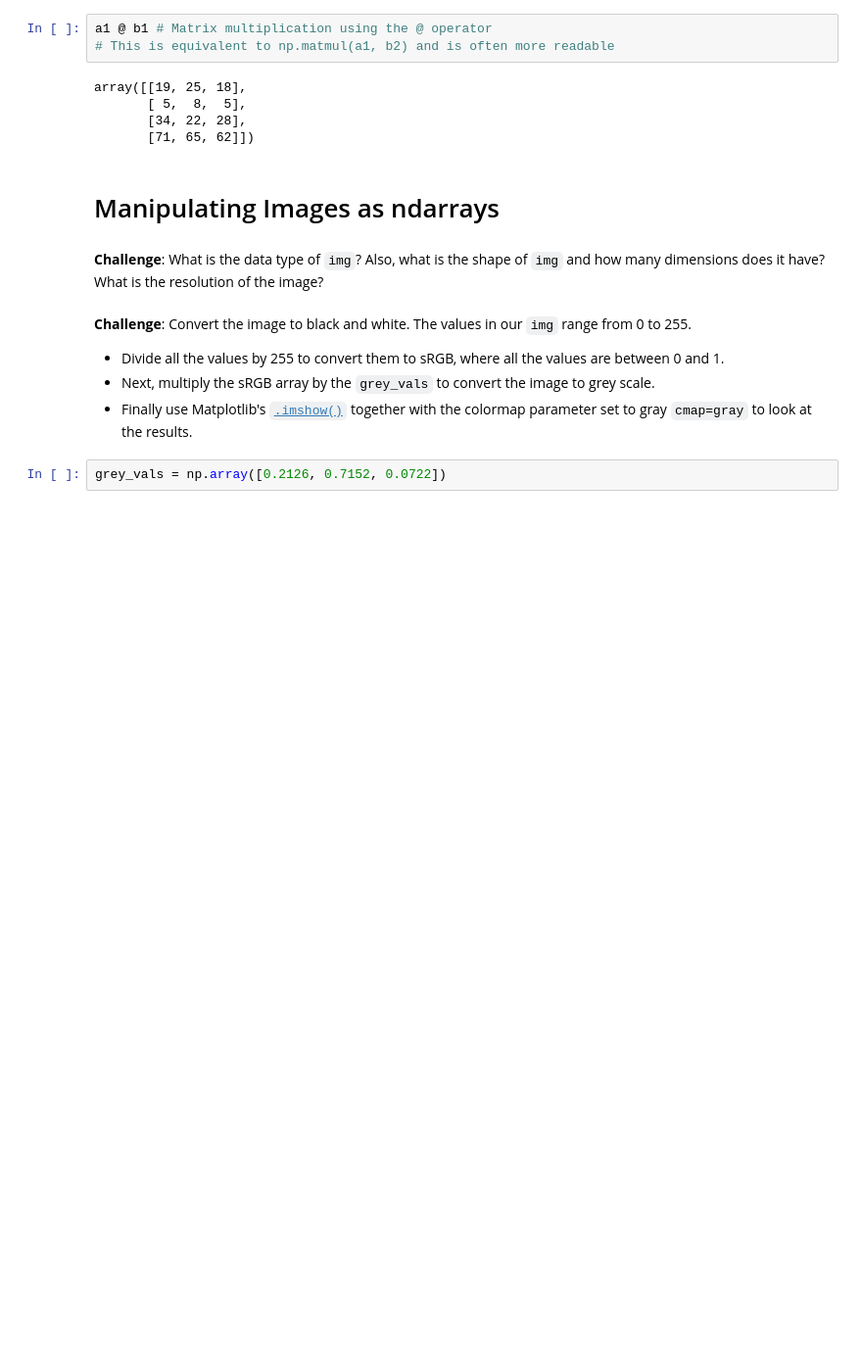
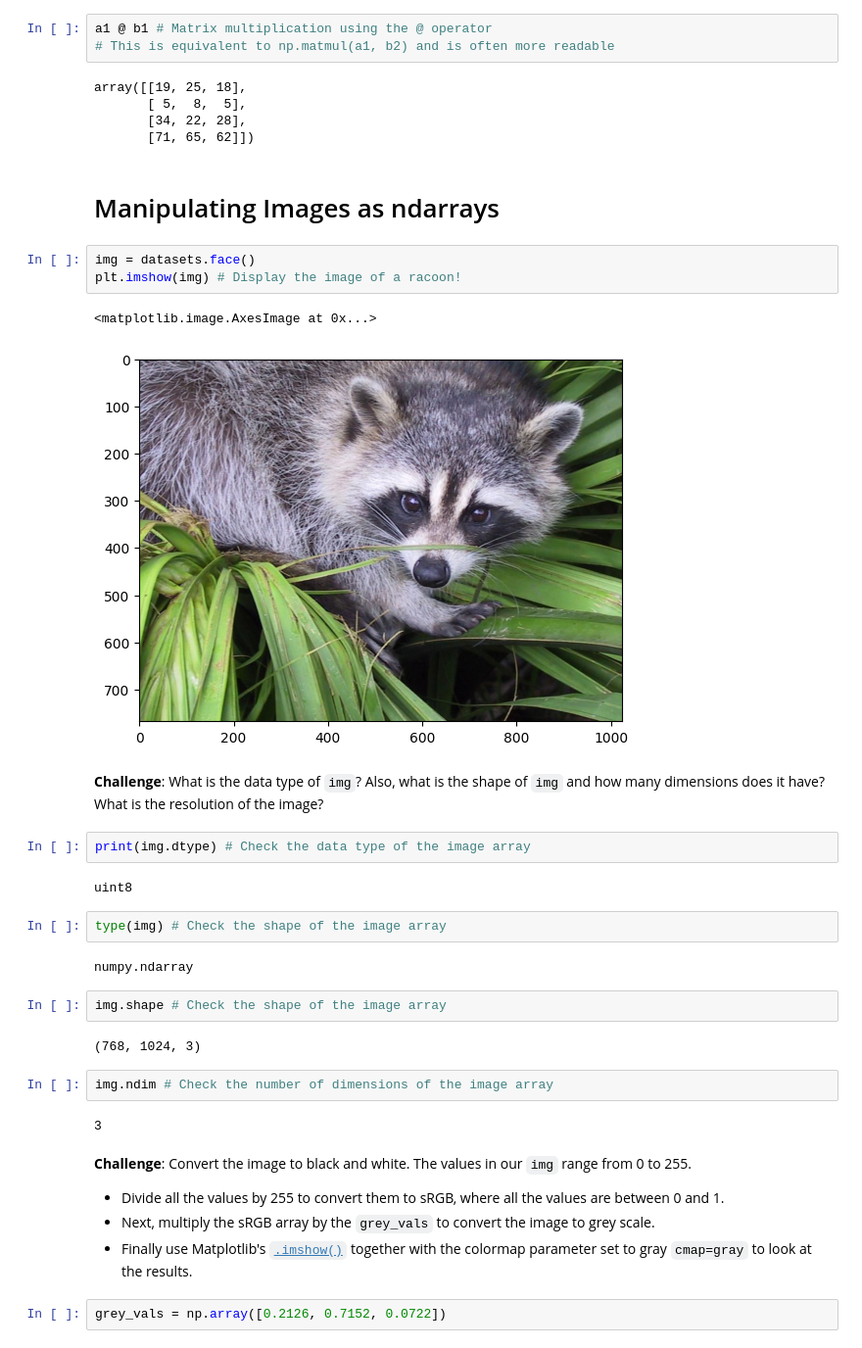
Before and after one commit to Lucasqrz1/100_Days_Of_Code, a Jupyter notebook: Day_77/Computation with NumPy (start)/Computation_with_NumPy_and_N_Dimensional_Arrays_(start).ipynb, the cells around one changed output. Shown at 98% size. Saved outputs shown, nothing was run; the diff lists cells and outputs as text; blank space fills up the shorter version.

Commit message:
manipulating images/ final changes

```diff
--- a/Day_77/Computation with NumPy (start)/Computation_with_NumPy_and_N_Dimensional_Arrays_(start).ipynb
+++ b/Day_77/Computation with NumPy (start)/Computation_with_NumPy_and_N_Dimensional_Arrays_(start).ipynb
@@ -275,8 +275,30 @@ array([[19, 25, 18],
        [71, 65, 62]])
 # %% [markdown]
 # Manipulating Images as ndarrays
+# %%
+img = datasets.face()
+plt.imshow(img) # Display the image of a racoon!
+# %% [output]
+<matplotlib.image.AxesImage at 0x...>
+[figure, added]
 # %% [markdown]
 **Challenge**: What is the data type of `img`? Also, what is the shape of `img` and how many dimensions does it have? What is the resolution of the image?
+# %%
+print(img.dtype) # Check the data type of the image array
+# %% [output]
+uint8
+# %%
+type(img) # Check the shape of the image array
+# %% [output]
+numpy.ndarray
+# %%
+img.shape # Check the shape of the image array
+# %% [output]
+(768, 1024, 3)
+# %%
+img.ndim # Check the number of dimensions of the image array
+# %% [output]
+3
 # %% [markdown]
 **Challenge**: Convert the image to black and white. The values in our `img` range from 0 to 255.
 * Divide all the values by 255 to convert them to sRGB, where all the values are between 0 and 1.
```
Also changed, not shown: parts of 8 cells of this notebook.
